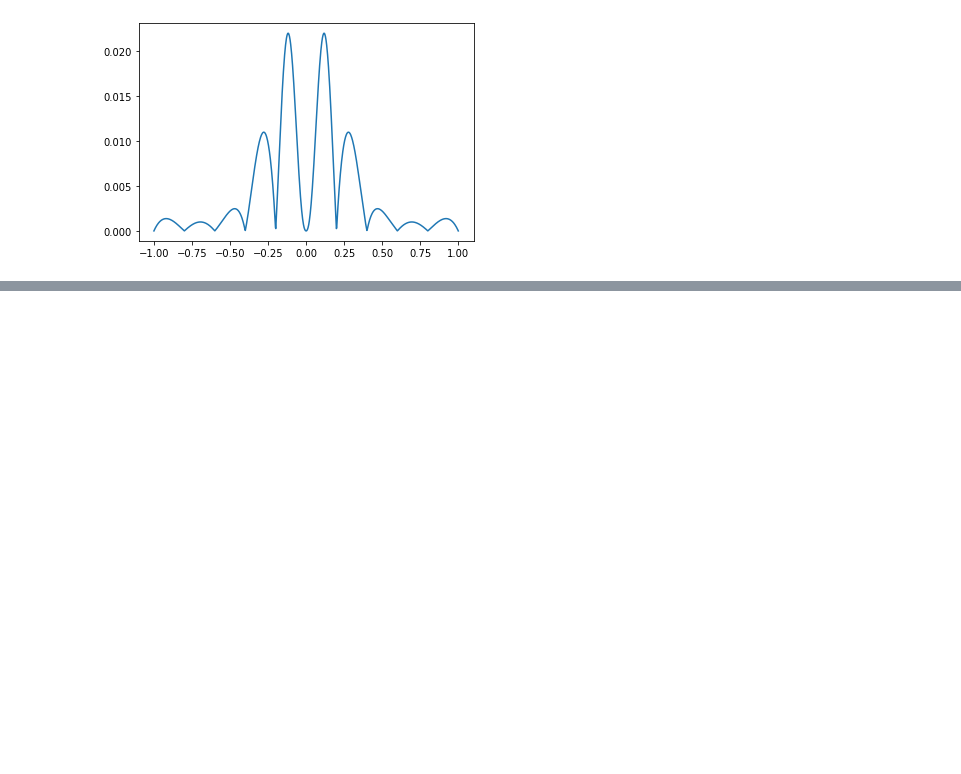
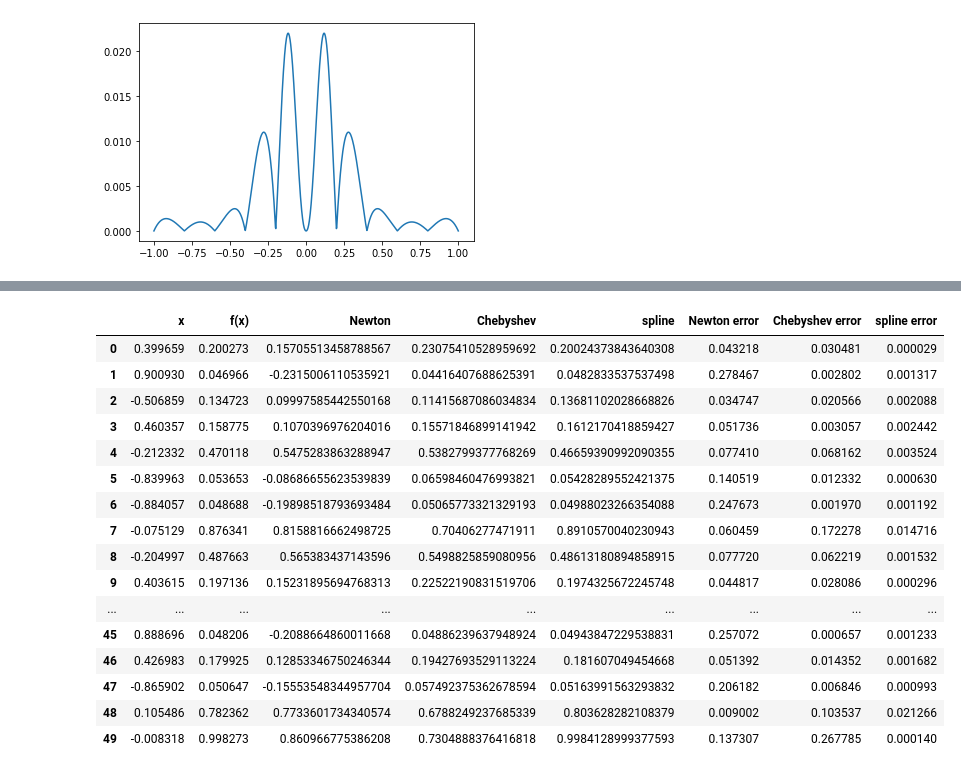
Before and after one commit to RysiekPrecikowski/MOwNiT, a Jupyter notebook: lab3.ipynb, the cells around one changed output, grey strips where cells are left out. Drawn from its saved outputs; the diff is of its cells as text; code cells hidden in the pictures; blank space fills up the shorter version.

```diff
--- a/lab3.ipynb
+++ b/lab3.ipynb
@@ -135,0 +144,20 @@ for point in test_points:
+# %%
+df
+# %% [output]
+|  | x | f(x) | Newton | Chebyshev | spline | Newton error | Chebyshev error | spline error |
+| 0 | 0.399659 | 0.200273 | 0.15705513458788567 | 0.23075410528959692 | 0.20024373843640308 | 0.043218 | 0.030481 | 0.000029 |
+| 1 | 0.900930 | 0.046966 | -0.2315006110535921 | 0.04416407688625391 | 0.0482833537537498 | 0.278467 | 0.002802 | 0.001317 |
+| 2 | -0.506859 | 0.134723 | 0.09997585442550168 | 0.11415687086034834 | 0.13681102028668826 | 0.034747 | 0.020566 | 0.002088 |
+| 3 | 0.460357 | 0.158775 | 0.1070396976204016 | 0.15571846899141942 | 0.1612170418859427 | 0.051736 | 0.003057 | 0.002442 |
+| 4 | -0.212332 | 0.470118 | 0.5475283863288947 | 0.5382799377768269 | 0.46659390992090355 | 0.077410 | 0.068162 | 0.003524 |
+| 5 | -0.839963 | 0.053653 | -0.08686655623539839 | 0.06598460476993821 | 0.05428289552421375 | 0.140519 | 0.012332 | 0.000630 |
+| 6 | -0.884057 | 0.048688 | -0.19898518793693484 | 0.05065773321329193 | 0.04988023266354088 | 0.247673 | 0.001970 | 0.001192 |
+| 7 | -0.075129 | 0.876341 | 0.8158816662498725 | 0.70406277471911 | 0.8910570040230943 | 0.060459 | 0.172278 | 0.014716 |
+| 8 | -0.204997 | 0.487663 | 0.565383437143596 | 0.5498825859080956 | 0.48613180894858915 | 0.077720 | 0.062219 | 0.001532 |
+| 9 | 0.403615 | 0.197136 | 0.15231895694768313 | 0.22522190831519706 | 0.1974325672245748 | 0.044817 | 0.028086 | 0.000296 |
+| ... | ... | ... | ... | ... | ... | ... | ... | ... |
+| 45 | 0.888696 | 0.048206 | -0.2088664860011668 | 0.04886239637948924 | 0.04943847229538831 | 0.257072 | 0.000657 | 0.001233 |
+| 46 | 0.426983 | 0.179925 | 0.12853346750246344 | 0.19427693529113224 | 0.181607049454668 | 0.051392 | 0.014352 | 0.001682 |
+| 47 | -0.865902 | 0.050647 | -0.15553548344957704 | 0.057492375362678594 | 0.05163991563293832 | 0.206182 | 0.006846 | 0.000993 |
+| 48 | 0.105486 | 0.782362 | 0.7733601734340574 | 0.6788249237685339 | 0.803628282108379 | 0.009002 | 0.103537 | 0.021266 |
+| 49 | -0.008318 | 0.998273 | 0.860966775386208 | 0.7304888376416818 | 0.9984128999377593 | 0.137307 | 0.267785 | 0.000140 |
```
Also changed, not shown: parts of 4 cells of this notebook.
